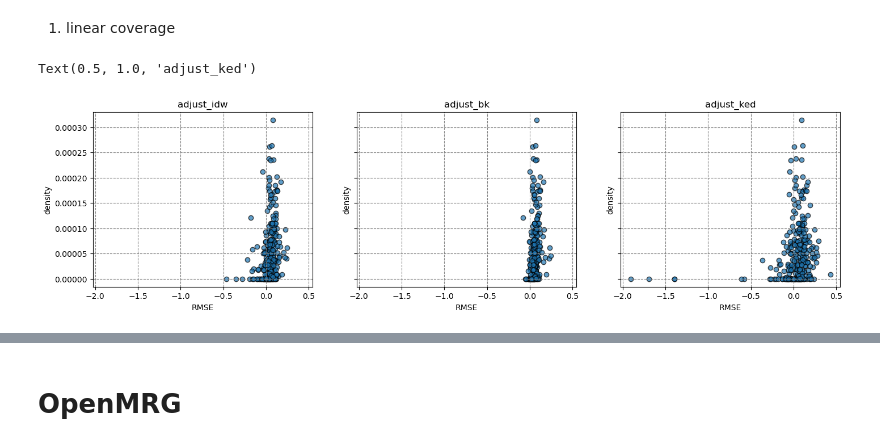
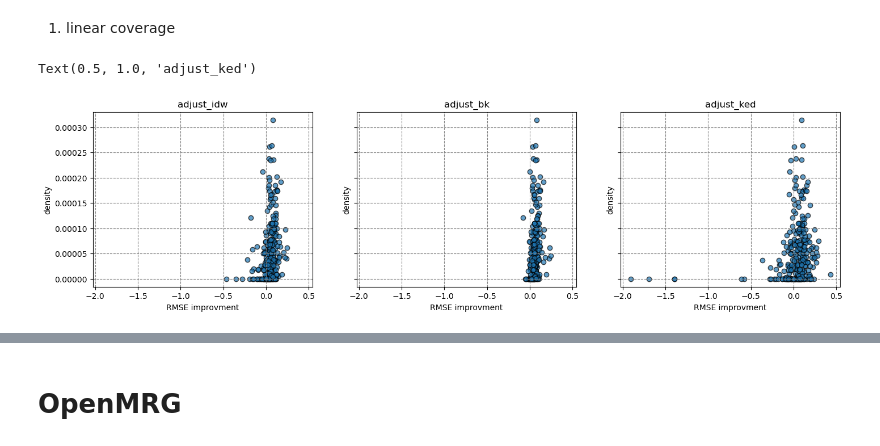
Before and after one commit to EliaCovi/radar_adjustment_intercomparison, a Jupyter notebook: 4_adjustment_analysis.ipynb, the cells around one changed output, grey strips where cells are left out. Saved outputs shown, nothing was run; the diff lists cells and outputs as text; code cells hidden in the pictures.

```diff
--- a/4_adjustment_analysis.ipynb
+++ b/4_adjustment_analysis.ipynb
@@ -678,23 +678,23 @@ ds_gauges['density'] = (('id'), LC)
 # %%
 fig, ax = plt.subplots(1, 3, figsize=(17, 4), sharex=True, sharey=True)
 
 rad_RMSE = np.sqrt((ds_gauges.radar_diff**2).reduce(np.nanmean, dim='time'))
 idw_RMSE = np.sqrt((ds_gauges.idw_diff**2).reduce(np.nanmean, dim='time'))
 bk_RMSE = np.sqrt((ds_gauges.bk_diff**2).reduce(np.nanmean, dim='time'))
 ked_RMSE = np.sqrt((ds_gauges.ked_diff**2).reduce(np.nanmean, dim='time'))
 
 ax[0].scatter(rad_RMSE - idw_RMSE, ds_gauges.density.values, edgecolor='black', alpha=.7)
 ax[1].scatter(rad_RMSE - bk_RMSE, ds_gauges.density.values, edgecolor='black', alpha=.7)
 ax[2].scatter(rad_RMSE - ked_RMSE, ds_gauges.density.values, edgecolor='black', alpha=.7)
 
 for i in range(3):
     ax[i].set_ylabel('density')
-    ax[i].set_xlabel('RMSE')
+    ax[i].set_xlabel('RMSE improvment')
     ax[i].grid(linestyle='--', color='gray')
 
 ax[0].set_title('adjust_idw')
 ax[1].set_title('adjust_bk')
 ax[2].set_title('adjust_ked')
 # %% [output]
 Text(0.5, 1.0, 'adjust_ked')
-[figure, old version]
+[figure, new version]
```
Also changed, not shown: parts of 4 cells of this notebook.
